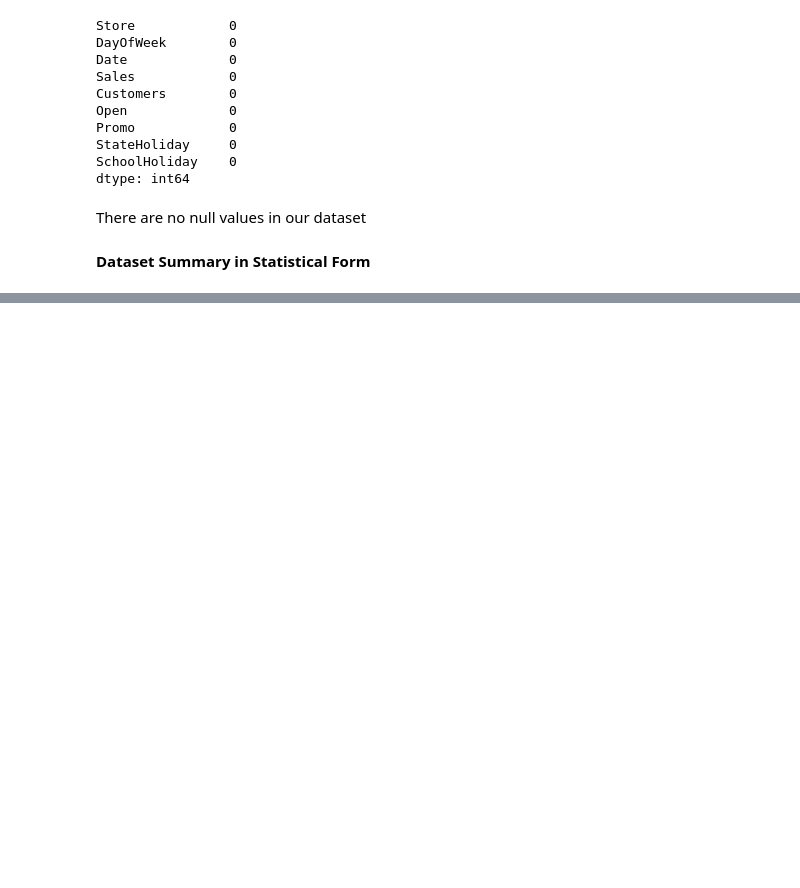
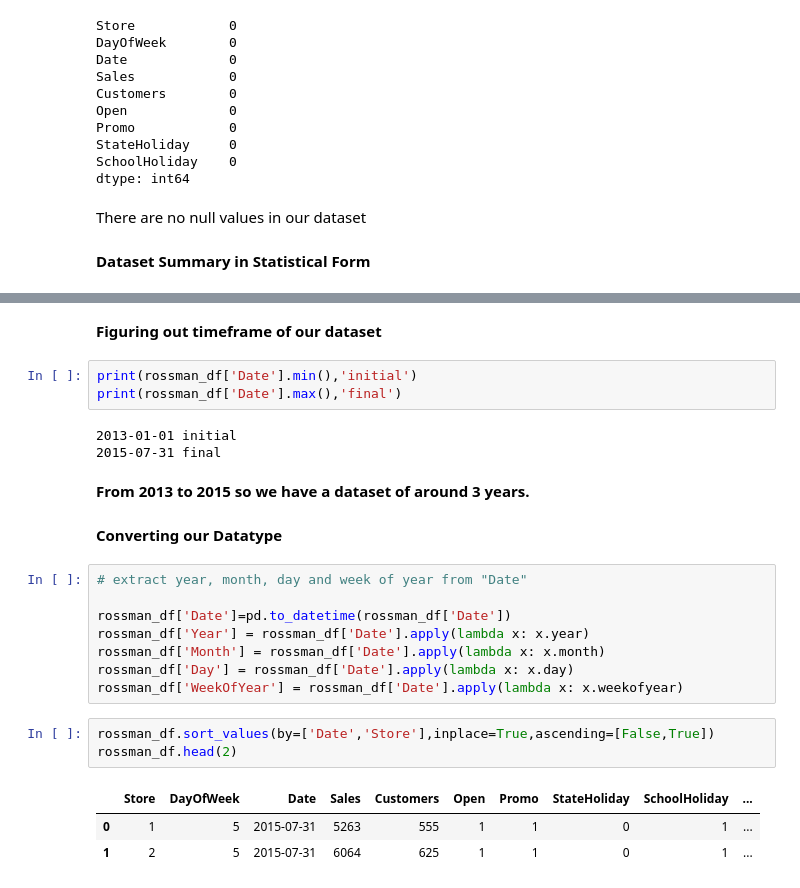
Before and after one commit to himanshu302002/ML-Regression-, a Jupyter notebook: (Capstone_Project)ML_Regression_on_Retail_Sales_Prediction.ipynb, the cells around one changed output, grey strips where cells are left out. Cells and saved outputs as stored; diff of their text form; blank space fills up the shorter version.

```diff
--- a/(Capstone_Project)ML_Regression_on_Retail_Sales_Prediction.ipynb
+++ b/(Capstone_Project)ML_Regression_on_Retail_Sales_Prediction.ipynb
@@ -187,0 +203,27 @@ rossman_df.describe()
+# %% [markdown]
+**Figuring out timeframe of our dataset**
+# %%
+print(rossman_df['Date'].min(),'initial')
+print(rossman_df['Date'].max(),'final')
+# %% [output]
+2013-01-01 initial
+2015-07-31 final
+# %% [markdown]
+**From 2013 to 2015 so we have a dataset of around 3 years.**
+# %% [markdown]
+**Converting our Datatype**
+# %%
+# extract year, month, day and week of year from "Date"
+
+rossman_df['Date']=pd.to_datetime(rossman_df['Date'])
+rossman_df['Year'] = rossman_df['Date'].apply(lambda x: x.year)
+rossman_df['Month'] = rossman_df['Date'].apply(lambda x: x.month)
+rossman_df['Day'] = rossman_df['Date'].apply(lambda x: x.day)
+rossman_df['WeekOfYear'] = rossman_df['Date'].apply(lambda x: x.weekofyear)
+# %%
+rossman_df.sort_values(by=['Date','Store'],inplace=True,ascending=[False,True])
+rossman_df.head(2)
+# %% [output]
+|  | Store | DayOfWeek | Date | Sales | Customers | Open | Promo | StateHoliday | SchoolHoliday | ... |
+| 0 | 1 | 5 | 2015-07-31 | 5263 | 555 | 1 | 1 | 0 | 1 | ... |
+| 1 | 2 | 5 | 2015-07-31 | 6064 | 625 | 1 | 1 | 0 | 1 | ... |
```
Also changed, not shown: parts of 2 cells of this notebook.
